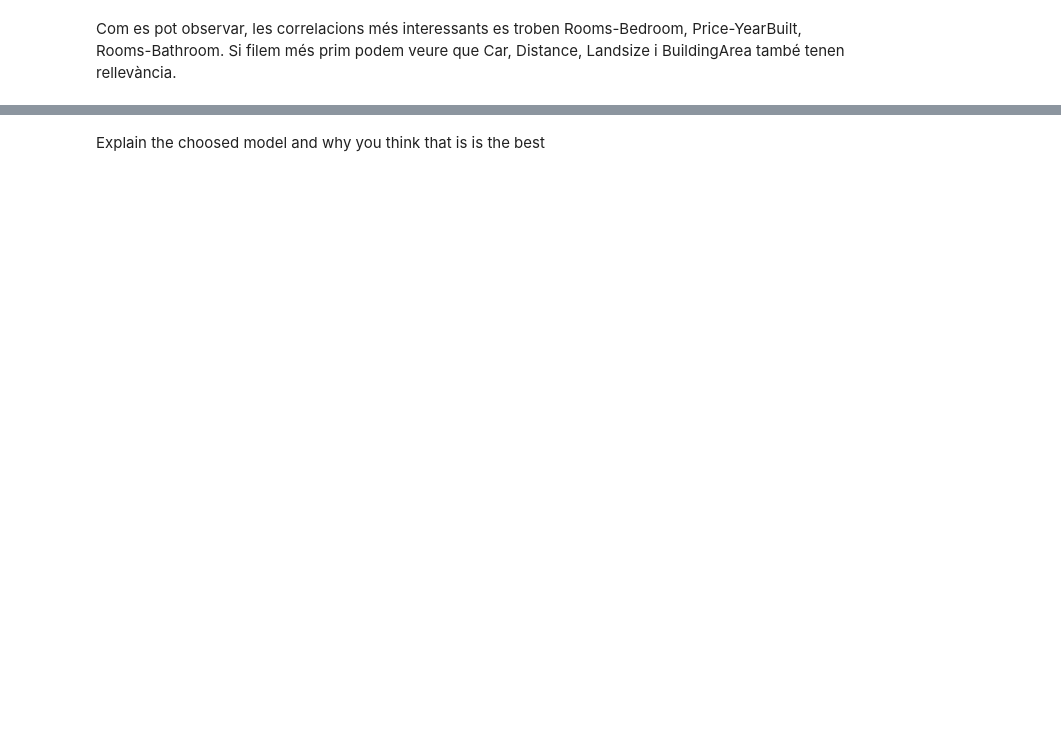
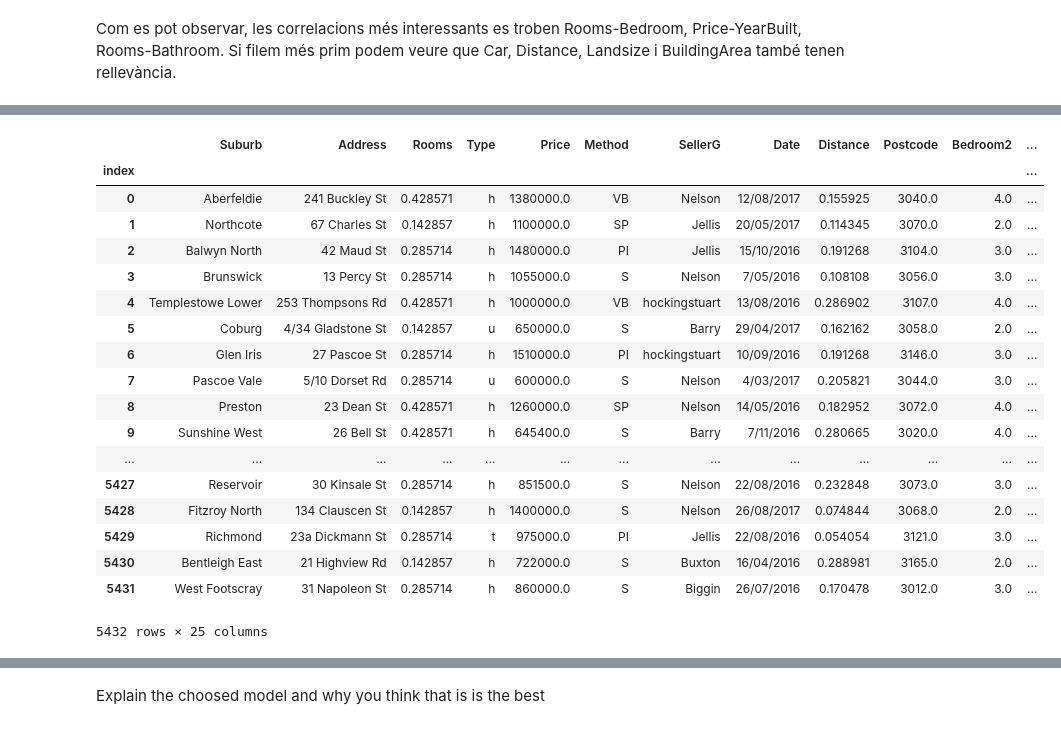
Before and after one commit to paubernabe/Aprenentatge-Automatic, a Jupyter notebook: TEOPR/Session1.ipynb, the cells around one changed output, grey strips where cells are left out. Saved outputs shown, nothing was run; the diff lists cells and outputs as text; code cells hidden in the pictures; blank space fills up the shorter version.

```diff
--- a/TEOPR/Session1.ipynb
+++ b/TEOPR/Session1.ipynb
@@ -283,3 +229,64 @@ test_set['Corr_sum'] = test_set['Rooms'] * test_set['Bedroom2'] * test_set['Bath
+# %%
+train_set['Corr_prod'] = train_set['Rooms'] * train_set['Bedroom2'] * train_set['Bathroom']
+test_set['Corr_prod'] = test_set['Rooms'] * test_set['Bedroom2'] * test_set['Bathroom']
+
+train_set['Corr_sum'] = train_set['Rooms'] + train_set['Bedroom2'] + train_set['Bathroom']
+test_set['Corr_sum'] = test_set['Rooms'] + test_set['Bedroom2'] + test_set['Bathroom']
+
+train_set['Rooms_pw'] = train_set['Rooms'] ** 2
+test_set['Rooms_pw'] = test_set['Rooms'] ** 2
+
+train_set['Rooms_sqr'] = train_set['Rooms'] ** (1/2)
+test_set['Rooms_sqr'] = test_set['Rooms'] ** (1/2)
+
+#normalitzar
+
+train_set['BuildingArea'] = train_set['BuildingArea'].fillna(train_set['BuildingArea'].mean())
+test_set['BuildingArea'] = test_set['BuildingArea'].fillna(test_set['BuildingArea'].mean())
+train_set['BuildingArea'] = (train_set['BuildingArea'] - train_set['BuildingArea'].min())/(train_set['BuildingArea'].max() - train_set['BuildingArea'].min())
+test_set['BuildingArea'] = (test_set['BuildingArea'] - test_set['BuildingArea'].min())/(test_set['BuildingArea'].max() - test_set['BuildingArea'].min())
+
+
+train_set['YearBuilt'] = train_set['YearBuilt'].fillna(train_set['YearBuilt'].mean())
+test_set['YearBuilt'] = test_set['YearBuilt'].fillna(test_set['YearBuilt'].mean())
+train_set['YearBuilt'] = (train_set['YearBuilt'] - train_set['YearBuilt'].min())/(train_set['YearBuilt'].max() - train_set['YearBuilt'].min())
+test_set['YearBuilt'] = (test_set['YearBuilt'] - test_set['YearBuilt'].min())/(test_set['YearBuilt'].max() - test_set['YearBuilt'].min())
+
+train_set['Landsize'] = (train_set['Landsize'] - train_set['Landsize'].min())/(train_set['Landsize'].max() - train_set['Landsize'].min())
+test_set['Landsize'] = (test_set['Landsize'] - test_set['Landsize'].min())/(test_set['Landsize'].max() - test_set['Landsize'].min())
+
+train_set['Distance'] = (train_set['Distance'] - train_set['Distance'].min())/(train_set['Distance'].max() - train_set['Distance'].min())
+test_set['Distance'] = (test_set['Distance'] - test_set['Distance'].min())/(test_set['Distance'].max() - test_set['Distance'].min())
+
+train_set['Car'] = (train_set['Car'] - train_set['Car'].min())/(train_set['Car'].max() - train_set['Car'].min())
+test_set['Car'] = (test_set['Car'] - test_set['Car'].min())/(test_set['Car'].max() - test_set['Car'].min())
+
+train_set['Corr_sum'] = (train_set['Corr_sum'] - train_set['Corr_sum'].min())/(train_set['Corr_sum'].max() - train_set['Corr_sum'].min())
+test_set['Corr_sum'] = (test_set['Corr_sum'] - test_set['Corr_sum'].min())/(test_set['Corr_sum'].max() - test_set['Corr_sum'].min())
+
+train_set['Rooms'] = (train_set['Rooms'] - train_set['Rooms'].min())/(train_set['Rooms'].max() - train_set['Rooms'].min())
+test_set['Rooms'] = (test_set['Rooms'] - test_set['Rooms'].min())/(test_set['Rooms'].max() - test_set['Rooms'].min())
+train_set
+# %% [output]
+|  | Suburb | Address | Rooms | Type | Price | Method | SellerG | Date | Distance | Postcode | Bedroom2 | ... |
+| index |  |  |  |  |  |  |  |  |  |  |  | ... |
+| 0 | Aberfeldie | 241 Buckley St | 0.428571 | h | 1380000.0 | VB | Nelson | 12/08/2017 | 0.155925 | 3040.0 | 4.0 | ... |
+| 1 | Northcote | 67 Charles St | 0.142857 | h | 1100000.0 | SP | Jellis | 20/05/2017 | 0.114345 | 3070.0 | 2.0 | ... |
+| 2 | Balwyn North | 42 Maud St | 0.285714 | h | 1480000.0 | PI | Jellis | 15/10/2016 | 0.191268 | 3104.0 | 3.0 | ... |
+| 3 | Brunswick | 13 Percy St | 0.285714 | h | 1055000.0 | S | Nelson | 7/05/2016 | 0.108108 | 3056.0 | 3.0 | ... |
+| 4 | Templestowe Lower | 253 Thompsons Rd | 0.428571 | h | 1000000.0 | VB | hockingstuart | 13/08/2016 | 0.286902 | 3107.0 | 4.0 | ... |
+| 5 | Coburg | 4/34 Gladstone St | 0.142857 | u | 650000.0 | S | Barry | 29/04/2017 | 0.162162 | 3058.0 | 2.0 | ... |
+| 6 | Glen Iris | 27 Pascoe St | 0.285714 | h | 1510000.0 | PI | hockingstuart | 10/09/2016 | 0.191268 | 3146.0 | 3.0 | ... |
+| 7 | Pascoe Vale | 5/10 Dorset Rd | 0.285714 | u | 600000.0 | S | Nelson | 4/03/2017 | 0.205821 | 3044.0 | 3.0 | ... |
+| 8 | Preston | 23 Dean St | 0.428571 | h | 1260000.0 | SP | Nelson | 14/05/2016 | 0.182952 | 3072.0 | 4.0 | ... |
+| 9 | Sunshine West | 26 Bell St | 0.428571 | h | 645400.0 | S | Barry | 7/11/2016 | 0.280665 | 3020.0 | 4.0 | ... |
+| ... | ... | ... | ... | ... | ... | ... | ... | ... | ... | ... | ... | ... |
+| 5427 | Reservoir | 30 Kinsale St | 0.285714 | h | 851500.0 | S | Nelson | 22/08/2016 | 0.232848 | 3073.0 | 3.0 | ... |
+| 5428 | Fitzroy North | 134 Clauscen St | 0.142857 | h | 1400000.0 | S | Nelson | 26/08/2017 | 0.074844 | 3068.0 | 2.0 | ... |
+| 5429 | Richmond | 23a Dickmann St | 0.285714 | t | 975000.0 | PI | Jellis | 22/08/2016 | 0.054054 | 3121.0 | 3.0 | ... |
+| 5430 | Bentleigh East | 21 Highview Rd | 0.142857 | h | 722000.0 | S | Buxton | 16/04/2016 | 0.288981 | 3165.0 | 2.0 | ... |
+| 5431 | West Footscray | 31 Napoleon St | 0.285714 | h | 860000.0 | S | Biggin | 26/07/2016 | 0.170478 | 3012.0 | 3.0 | ... |
+5432 rows × 25 columns
 # %%
 fig, ax = plt.subplots(figsize=(5, 5))
 correlation = train_set.corr()
```
Also changed, not shown: parts of 9 cells of this notebook, 1 other file.
